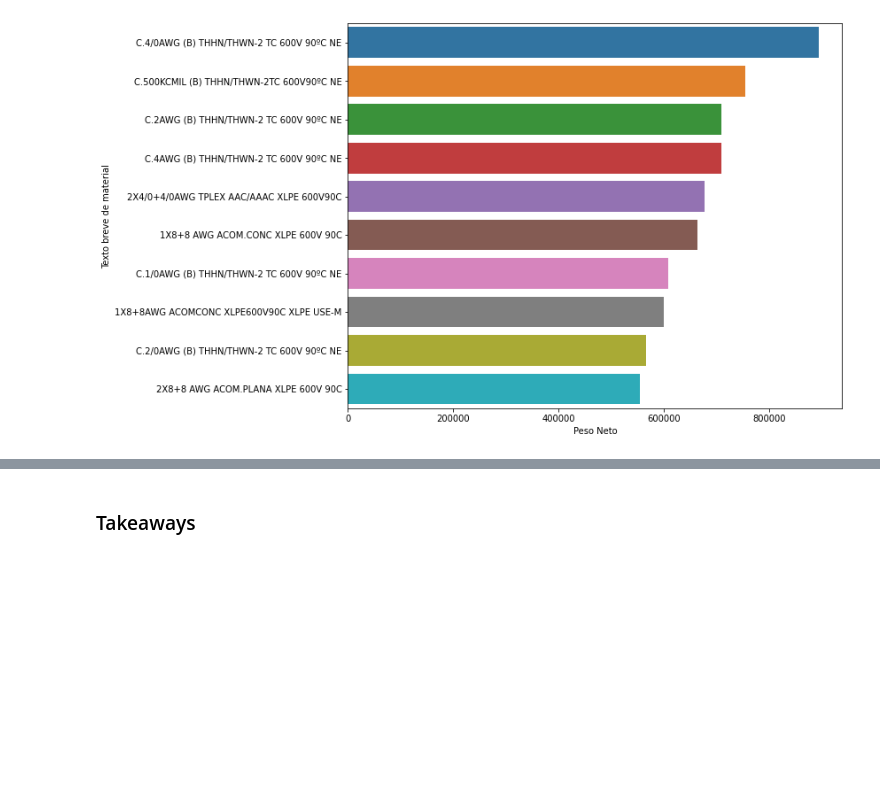
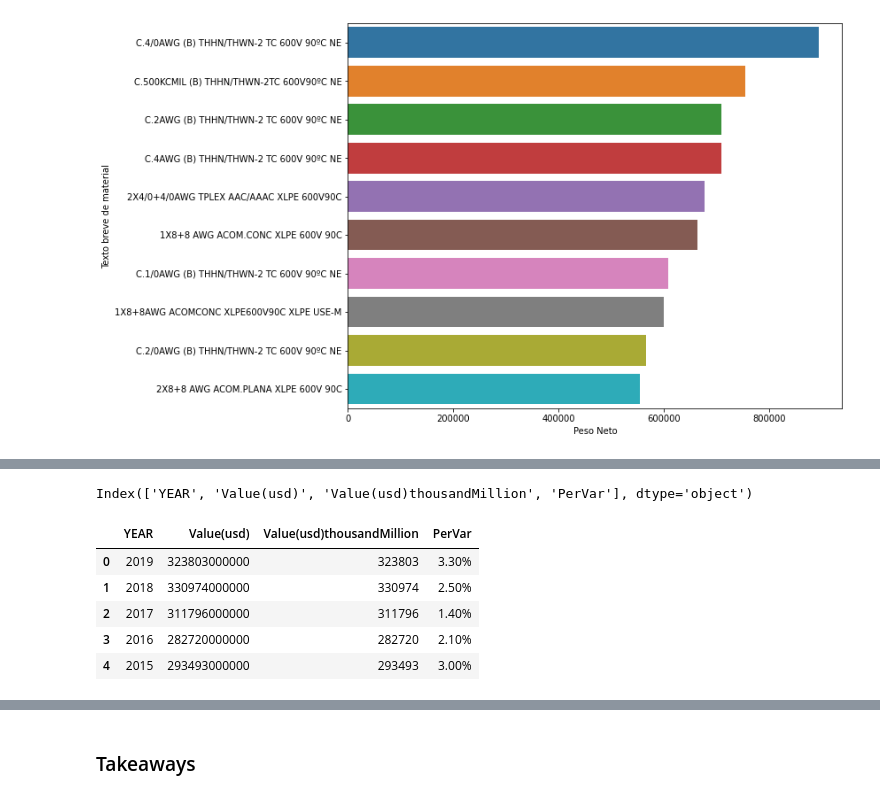
Before and after one commit to AronForero/DS4A-NexansAnalytics, a Jupyter notebook: Exploratory_Data_Analisis.ipynb, the cells around one changed output, grey strips where cells are left out. Saved outputs shown, nothing was run; the diff lists cells and outputs as text; code cells hidden in the pictures; blank space fills up the shorter version.

```diff
--- a/Exploratory_Data_Analisis.ipynb
+++ b/Exploratory_Data_Analisis.ipynb
@@ -569,0 +613,13 @@ sns.barplot(y='Texto breve de material', x='Peso Neto', data=df_itemkg.head(10),
+# %%
+df_pib.columns
+# %% [output]
+Index(['YEAR', 'Value(usd)', 'Value(usd)thousandMillion', 'PerVar'], dtype='object')
+# %%
+df_pib.head()
+# %% [output]
+|  | YEAR | Value(usd) | Value(usd)thousandMillion | PerVar |
+| 0 | 2019 | 323803000000 | 323803 | 3.30% |
+| 1 | 2018 | 330974000000 | 330974 | 2.50% |
+| 2 | 2017 | 311796000000 | 311796 | 1.40% |
+| 3 | 2016 | 282720000000 | 282720 | 2.10% |
+| 4 | 2015 | 293493000000 | 293493 | 3.00% |
```
Also changed, not shown: parts of 10 cells of this notebook, 1 other file.
